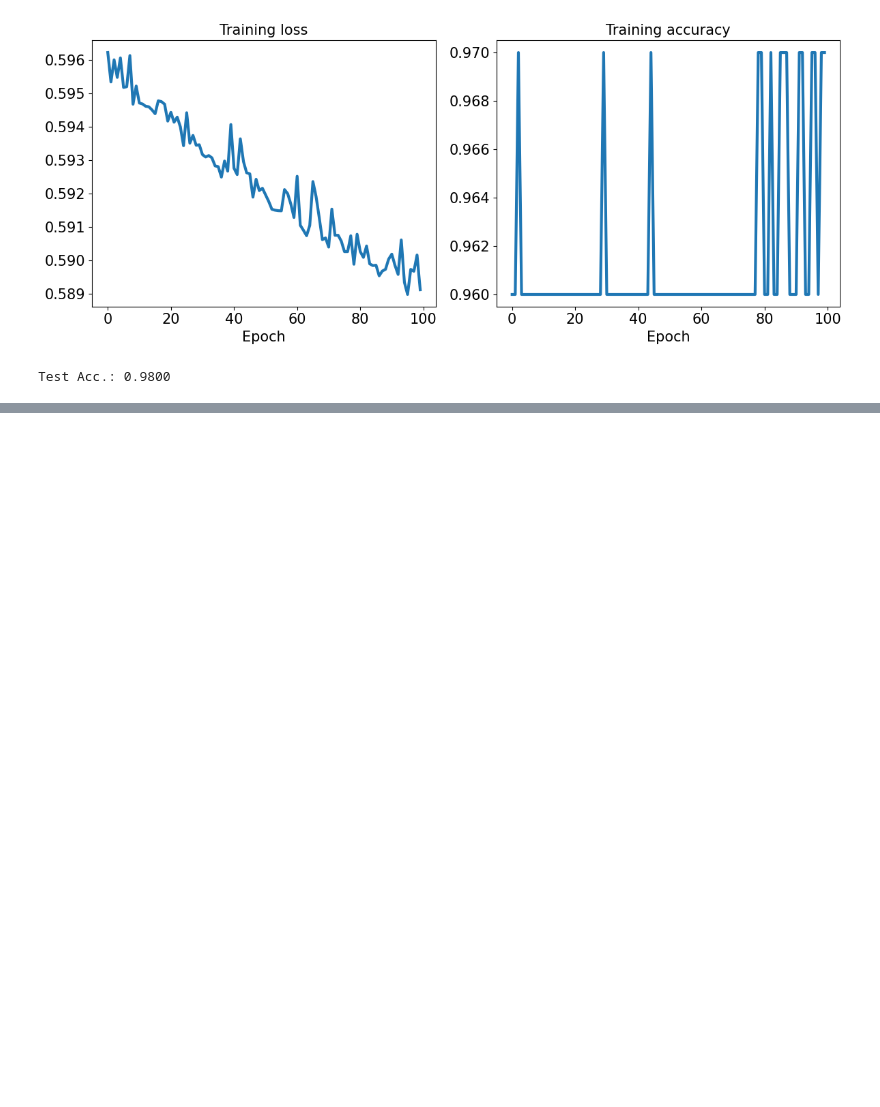
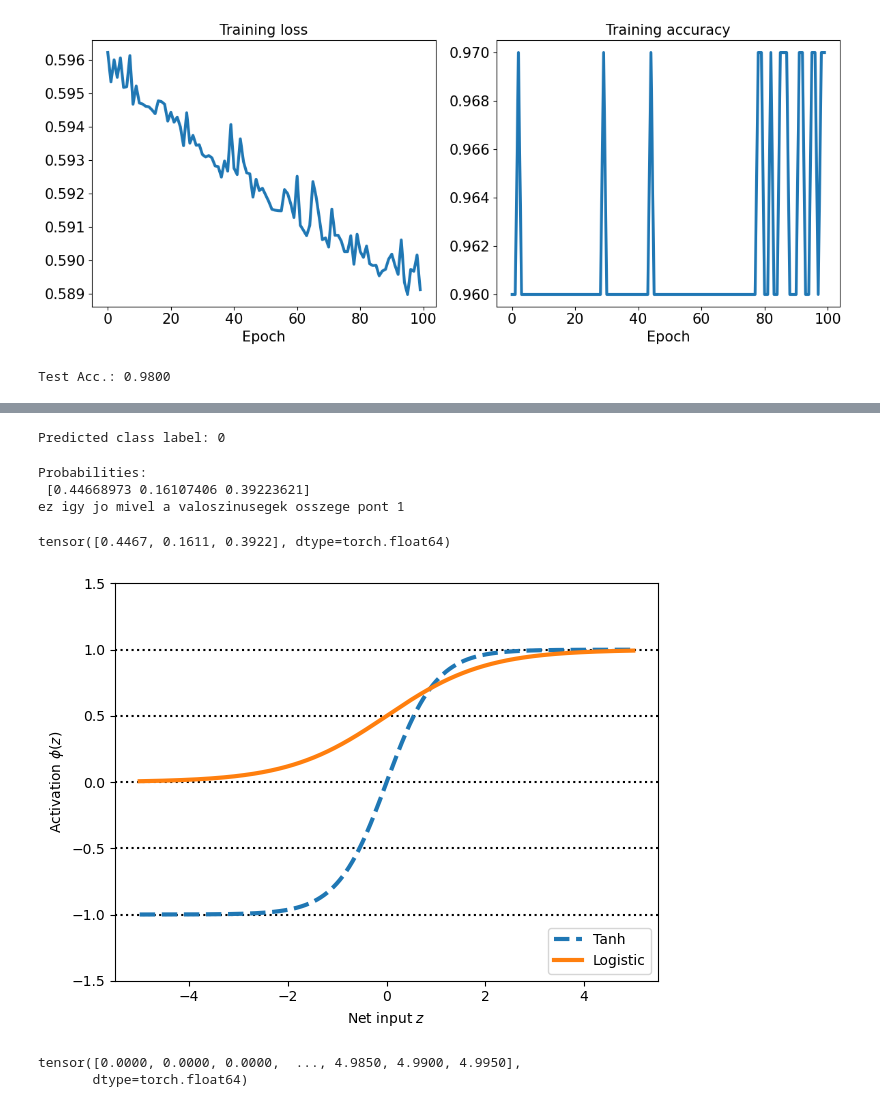
Before and after one commit to dusarp/Python-learning, a Jupyter notebook: machine learning/Raschka_ML_PyTorch_Scikit_learn/ch12/ch12_part2.ipynb, the cells around one changed output, grey strips where cells are left out. Drawn from its saved outputs; the diff is of its cells as text; code cells hidden in the pictures; blank space fills up the shorter version.

```diff
--- a/machine learning/Raschka_ML_PyTorch_Scikit_learn/ch12/ch12_part2.ipynb
+++ b/machine learning/Raschka_ML_PyTorch_Scikit_learn/ch12/ch12_part2.ipynb
@@ -300,0 +305,17 @@ torch.save(model, path)
+# %%
+import numpy as np
+
+X = np.array([1, 1.4, 2.5]) ## first value must be 1
+w = np.array([0.4, 0.3, 0.5])
+
+def net_input(X, w):
+    return np.dot(X, w)
+
+def logistic(z):
+    return 1.0 / (1.0 + np.exp(-z))
+
+def logistic_activation(X, w):
+    z = net_input(X, w)
+    return logistic(z)
+
+print(f'P(y=1|x) = {logistic_activation(X, w):.3f}')
@@ -300,0 +348,5 @@ torch.save(model, path)
+# %%
+y_class = np.argmax(Z, axis=0)
+print('Predicted class label:', y_class)
+# %% [output]
+Predicted class label: 0
@@ -300,0 +355,17 @@ torch.save(model, path)
+# %%
+def softmax(z):
+    return np.exp(z) / np.sum(np.exp(z))
+
+y_probas = softmax(Z)
+print('Probabilities:\n', y_probas)
+
+np.sum(y_probas)
+print('ez igy jo mivel a valoszinusegek osszege pont 1')
+# %% [output]
+Probabilities:
+ [0.44668973 0.16107406 0.39223621]
+ez igy jo mivel a valoszinusegek osszege pont 1
+# %%
+torch.softmax(torch.from_numpy(Z), dim=0)
+# %% [output]
+tensor([0.4467, 0.1611, 0.3922], dtype=torch.float64)
@@ -300,0 +374,29 @@ torch.save(model, path)
+# %%
+import matplotlib.pyplot as plt
+#%matplotlib inline
+
+def tanh(z):
+    e_p = np.exp(z)
+    e_m = np.exp(-z)
+    return (e_p - e_m) / (e_p + e_m)
+
+z = np.arange(-5, 5, 0.005)
+log_act = logistic(z)
+tanh_act = tanh(z)
+plt.ylim([-1.5, 1.5])
+plt.xlabel('Net input $z$')
+plt.ylabel('Activation $\phi(z)$')
+plt.axhline(1, color='black', linestyle=':')
+plt.axhline(0.5, color='black', linestyle=':')
+plt.axhline(0, color='black', linestyle=':')
+plt.axhline(-0.5, color='black', linestyle=':')
+plt.axhline(-1, color='black', linestyle=':')
+plt.plot(z, tanh_act, linewidth=3, linestyle='--', label='Tanh')
+plt.plot(z, log_act, linewidth=3, label='Logistic')
+plt.legend(loc='lower right')
+plt.tight_layout()
+
+#plt.savefig('figures/12_10.pdf')
+plt.show()
+# %% [output]
+[figure, added]
@@ -300,0 +405,5 @@ torch.save(model, path)
+# %%
+torch.relu(torch.from_numpy(z))
+# %% [output]
+tensor([0.0000, 0.0000, 0.0000,  ..., 4.9850, 4.9900, 4.9950],
+       dtype=torch.float64)
```
Also changed, not shown: parts of 7 cells of this notebook, 1 other file.
